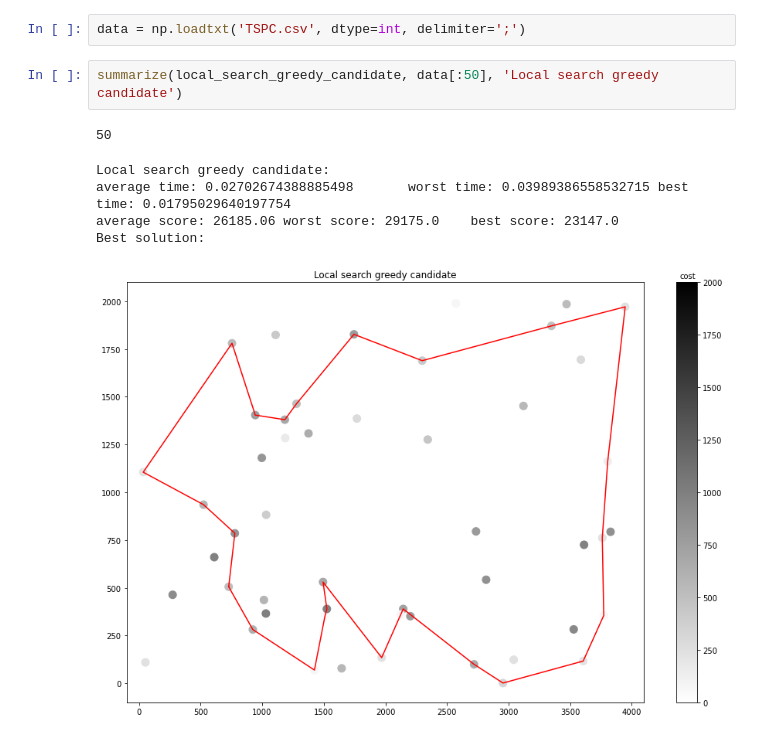
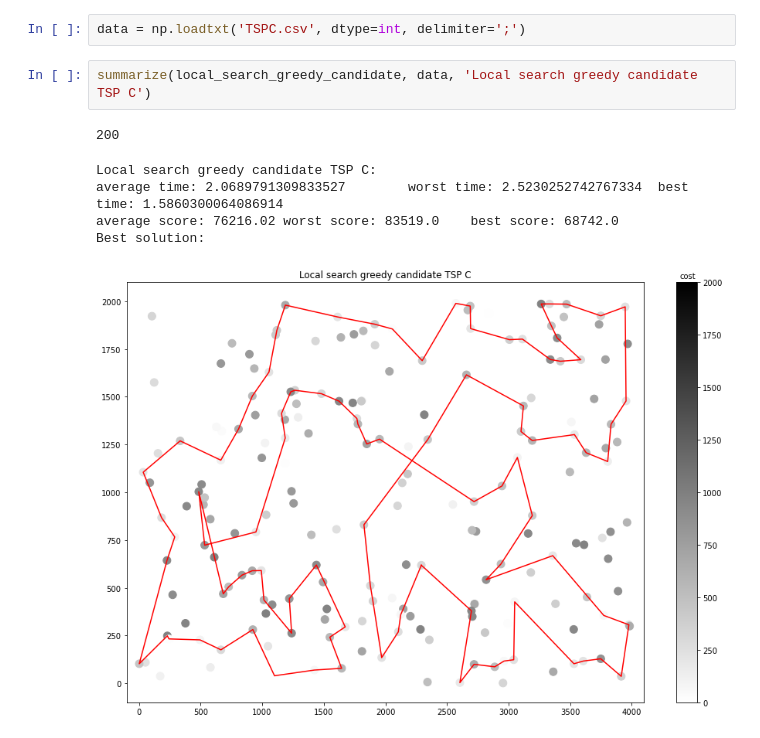
Before and after one commit to Mikikrus/Evolutionary-Computation, a Jupyter notebook: lab4/EC_lab4.ipynb, the cells around one changed output. Drawn from its saved outputs; the diff is of its cells as text.

```diff
--- a/lab4/EC_lab4.ipynb
+++ b/lab4/EC_lab4.ipynb
@@ -236,12 +236,12 @@ def summarize(func, data, title):
 # %%
 data = np.loadtxt('TSPC.csv', dtype=int, delimiter=';')
 # %%
-summarize(local_search_greedy_candidate, data[:50], 'Local search greedy candidate')
+summarize(local_search_greedy_candidate, data, 'Local search greedy candidate TSP C')
 # %% [output]
-50
+200
-Local search greedy candidate:
-average time: 0.02702674388885498       worst time: 0.03989386558532715 best time: 0.01795029640197754
-average score: 26185.06 worst score: 29175.0    best score: 23147.0
+Local search greedy candidate TSP C:
+average time: 2.0689791309833527        worst time: 2.5230252742767334  best time: 1.5860300064086914
+average score: 76216.02 worst score: 83519.0    best score: 68742.0
 Best solution:
-[figure, old version]
+[figure, new version]
 # %%
```
Also changed, not shown: parts of 6 cells of this notebook.
